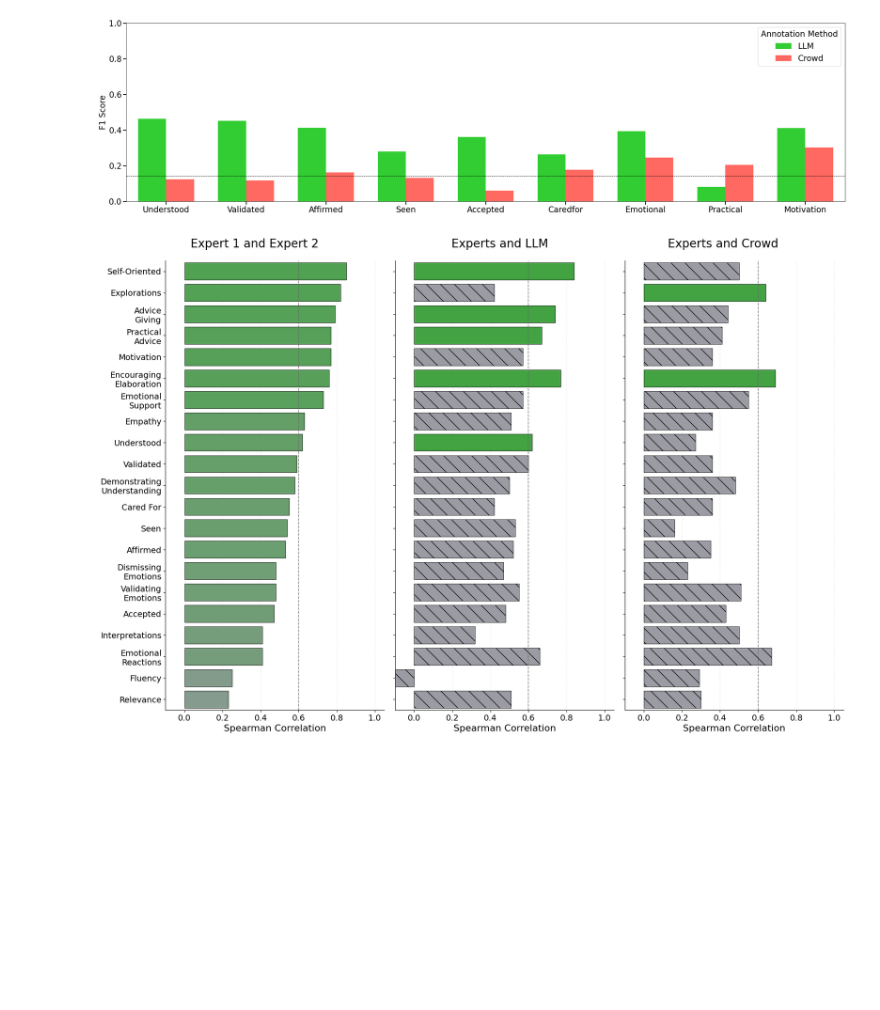
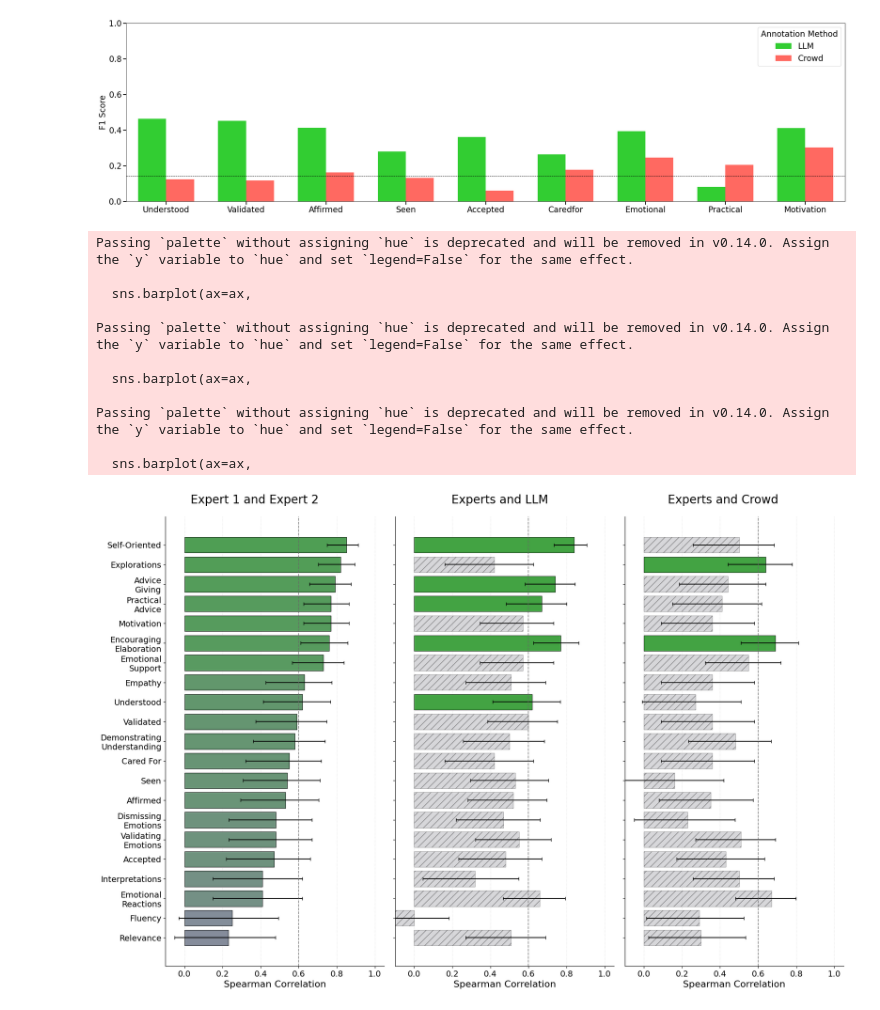
Before and after one commit to Fai-Poungpeth/evaluating-elements-of-empathic-communication, a Jupyter notebook: analysis.ipynb, the cells around one changed output. Saved outputs shown, nothing was run; the diff lists cells and outputs as text; code cells hidden in the pictures; blank space fills up the shorter version.

Commit message:
updated continuum plot

```diff
--- a/analysis.ipynb
+++ b/analysis.ipynb
@@ -928,16 +929,17 @@ rank_calc_df['rank'] = rank_calc_df['Spearman Correlation'].rank(method='min', a
 rank_calc_df = rank_calc_df.sort_values('rank')
 df = df.merge(rank_calc_df[['Dimension', 'rank']], on='Dimension', how='left')
 
-gray_start_color = np.array([0.6, 0.6, 0.65])
+gray_start_color = np.array([0.6, 0.5, 0.75])
 green_end_color = np.array([0.2, 0.7, 0.2])
 
 comparison_gray_color = (0.6, 0.6, 0.65)
 comparison_green_color = (0.2, 0.7, 0.2)
 correlation_threshold = 0.6
-hatch_pattern = '\\'
+hatch_pattern = '//'
 fig, axes = plt.subplots(1, 3, figsize=(18, 12), sharey=True)
 
 pairs_to_plot = ["Expert 1 and Expert 2", "Experts and LLM", "Experts and Crowd"]
+
 
 for i, pair in enumerate(pairs_to_plot):
     ax = axes[i]
@@ -983,40 +985,84 @@ for i, pair in enumerate(pairs_to_plot):
                     plot_colors.append(comparison_gray_color)
                     plot_hatches.append(hatch_pattern)
 
-        sns.barplot(ax=ax, y='Dimension', x='Spearman Correlation', data=pair_data,
-                    palette=plot_colors,
-                    errorbar=None,
-                    edgecolor='black',
-                    linewidth=0.6,
-                    hue='Dimension',
-                    legend=False)
+    rho_values = pair_data['Spearman Correlation'].values
+    n_samples = 50
+    rho_clamped = np.clip(rho_values, -0.999999, 0.999999)
+
+
+    # Apply Fisher z-transformation (arctanh)
+    z_values = np.arctanh(rho_clamped)
+
+    std_err = 1 / np.sqrt(n_samples - 3)
+
+    z_crit = stats.norm.ppf(0.975)
+    z_lower = z_values - z_crit * std_err
+    z_upper = z_values + z_crit * std_err
+
+    rho_lower = np.tanh(z_lower)
+    rho_upper = np.tanh(z_upper)
+
+    lower_err_mag = np.maximum(0, rho_values - rho_lower)
+    upper_err_mag = np.maximum(0, rho_upper - rho_values)
+    plot_xerr = np.array([lower_err_mag, upper_err_mag])
+    yerr = np.vstack([lower_err_mag, upper_err_mag])
+
+    sns.barplot(ax=ax,
+                y='Dimension',
+                x='Spearman Correlation',
+                data=pair_data,
+                palette=plot_colors,
+                edgecolor='black',
+                linewidth=0.6,
+                errorbar=('ci', None),
+                err_kws={'linewidth': 1, 'color':'black'},
+                capsize=3)
+
+    ax.errorbar(x=pair_data['Spearman Correlation'],
+            y=np.arange(len(pair_data)),
+            xerr=yerr,
+            fmt='none',
+            color='black',
+            capsize=3)
 
     for bar, hatch_type in zip(ax.patches, plot_hatches):
         if hatch_type:
             bar.set_hatch(hatch_type)
+            bar.set_alpha(0.4)
 
     ax.text(.7, 1.05, f'{pair}', transform=ax.transAxes,
             fontsize=20, va='top', ha='right')
 
     ax.set_xlabel('Spearman Correlation', fontsize=16)
     ax.tick_params(axis='x', labelsize=14)
     ax.set_xlim(-0.1, 1.05)
     ax.spines['top'].set_visible(False)
     ax.spines['right'].set_visible(False)
 
     if i == 0:
         ax.set_ylabel('', fontsize=16)
         ax.tick_params(axis='y', labelsize=14)
     else:
         ax.set_ylabel('')
 
     ax.axvline(x=correlation_threshold, color='dimgrey', linestyle='--', linewidth=1.2, alpha=0.8)
 
     ax.grid(axis='x', linestyle=':', alpha=0.7, color='lightgrey')
     ax.set_axisbelow(True)
 
 plt.tight_layout(w_pad=1.5)
+plt.savefig('figs/continuum_of_reliability.png', dpi=300)
 plt.show()
-plt.savefig('figs/continuum_of_reliability.png', dpi=300)
 # %% [output]
+Passing `palette` without assigning `hue` is deprecated and will be removed in v0.14.0. Assign the `y` variable to `hue` and set `legend=False` for the same effect.
+
+  sns.barplot(ax=ax,
+
+Passing `palette` without assigning `hue` is deprecated and will be removed in v0.14.0. Assign the `y` variable to `hue` and set `legend=False` for the same effect.
+
+  sns.barplot(ax=ax,
+
+Passing `palette` without assigning `hue` is deprecated and will be removed in v0.14.0. Assign the `y` variable to `hue` and set `legend=False` for the same effect.
+
+  sns.barplot(ax=ax,
-[figure, old version]
+[figure, new version]
```
Also changed, not shown: parts of 1 cell of this notebook, 4 other files.
